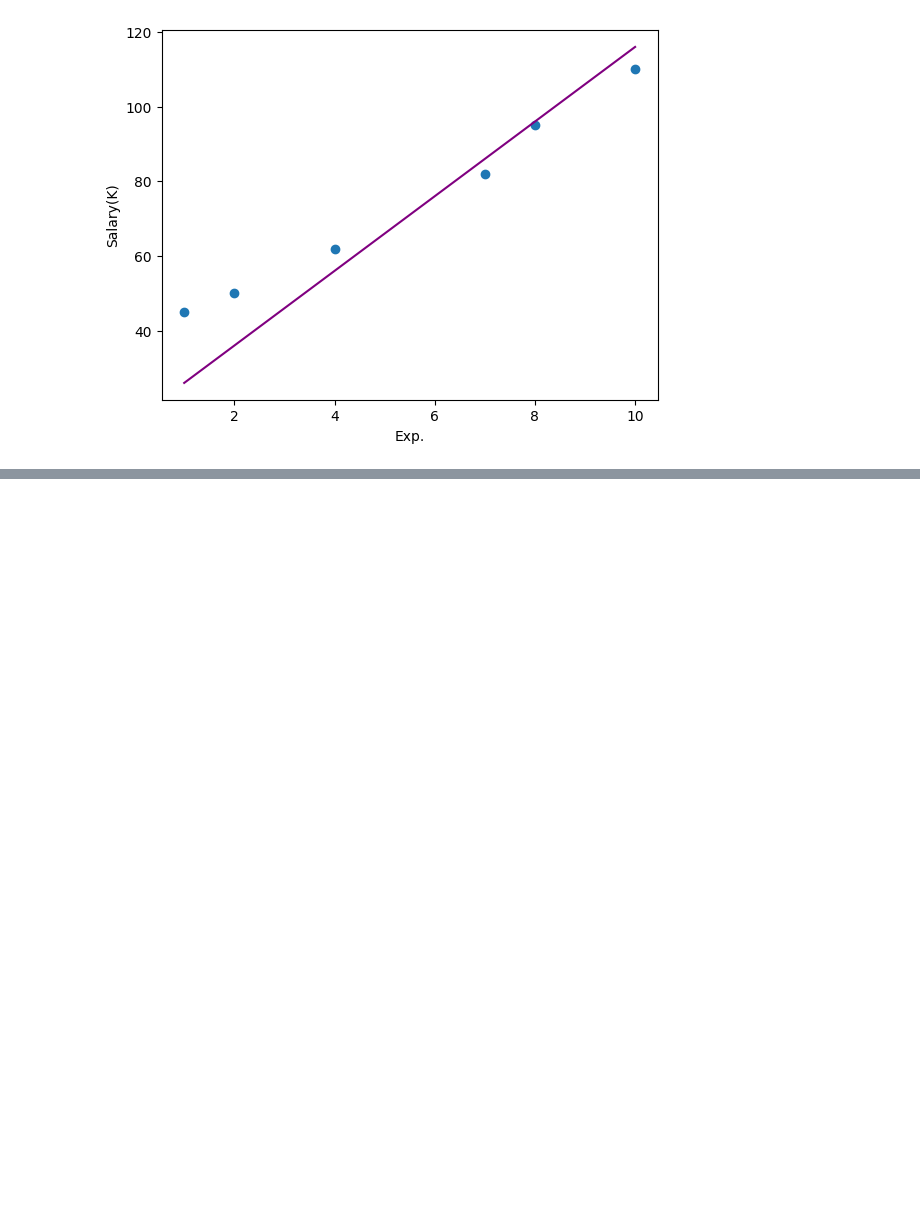
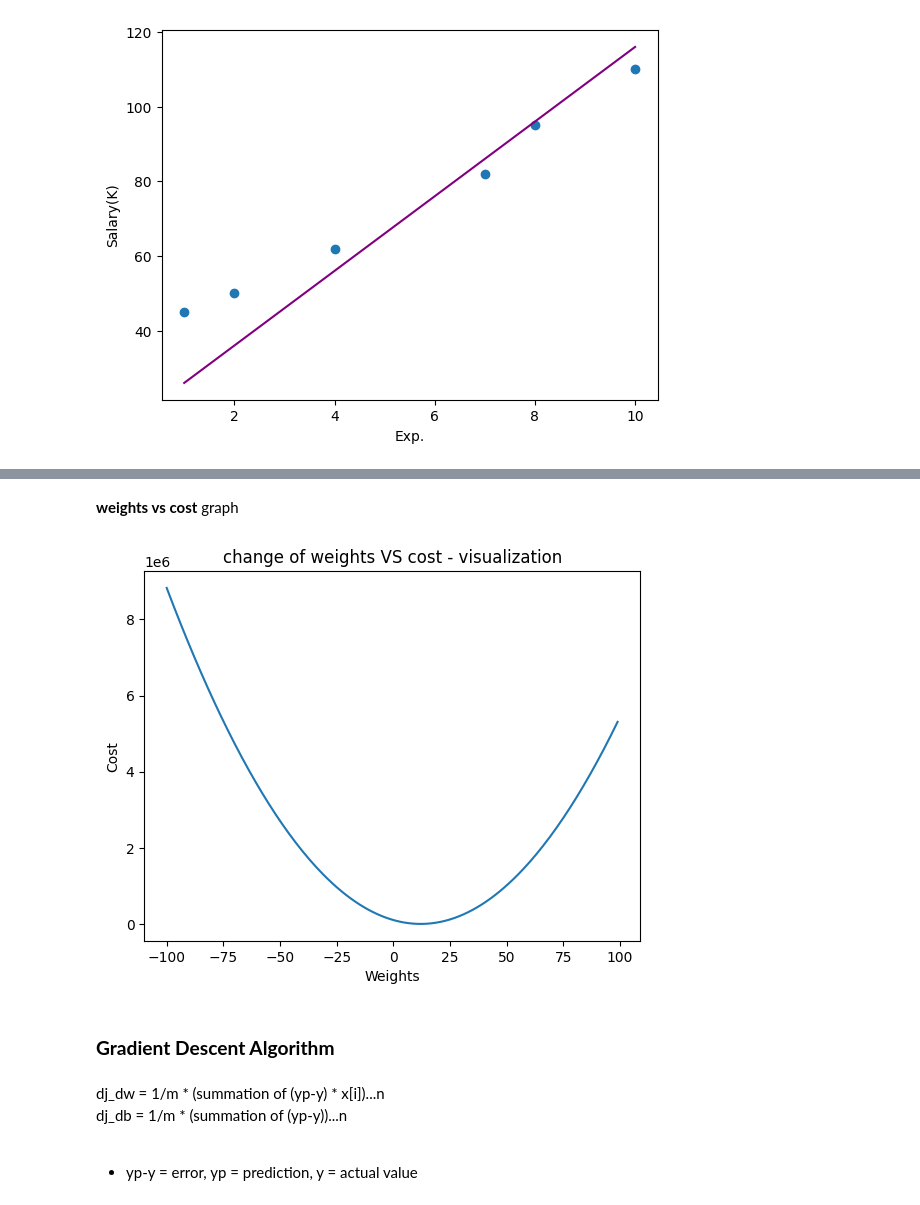
Before and after one commit to mehrab-abir/ai-ml, a Jupyter notebook: Machine Learning/Applied Machine Learning/Linear Regression/simple_linear_regression.ipynb, the cells around one changed output, grey strips where cells are left out. Cells and saved outputs as stored; diff of their text form; code cells hidden in the pictures; blank space fills up the shorter version.

```diff
--- a/Machine Learning/Applied Machine Learning/Linear Regression/simple_linear_regression.ipynb
+++ b/Machine Learning/Applied Machine Learning/Linear Regression/simple_linear_regression.ipynb
@@ -123,0 +199,27 @@ must be minimized
+# %% [markdown]
+**weights vs cost** graph
+# %%
+w_range = []
+cost_history = []
+
+#? ploting the graph for values of weights ranging from -100 to 100,
+#? b is kept constant here, seeing only for w
+for w_i in range(-100,100):
+    cost_w_i = compute_cost(exp_x,sal_y,w=w_i,b=0);
+    w_range.append(w_i);
+    cost_history.append(cost_w_i)
+
+plt.plot(w_range,cost_history)
+plt.xlabel("Weights")
+plt.ylabel("Cost")
+plt.title("change of weights VS cost - visualization")
+plt.show()
+# %% [output]
+[figure, added]
+# %% [markdown]
+### **Gradient Descent Algorithm**
+# %% [markdown]
+dj_dw = 1/m * (summation of (yp-y) * x[i])...n<br>
+dj_db = 1/m * (summation of (yp-y))...n<br>
+<br>
+- yp-y = error, yp = prediction, y = actual value
```
Also changed, not shown: parts of 17 cells of this notebook.
